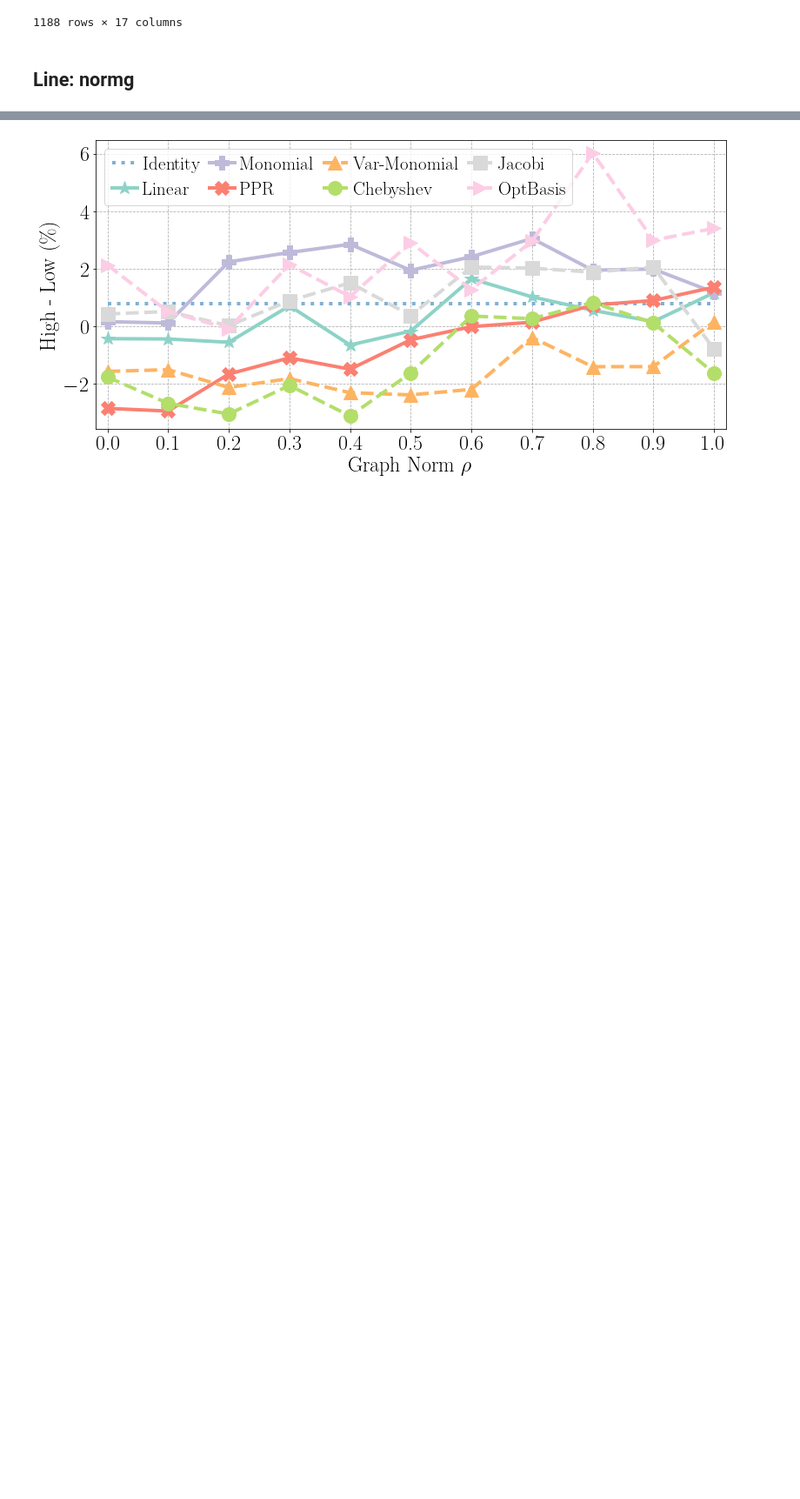
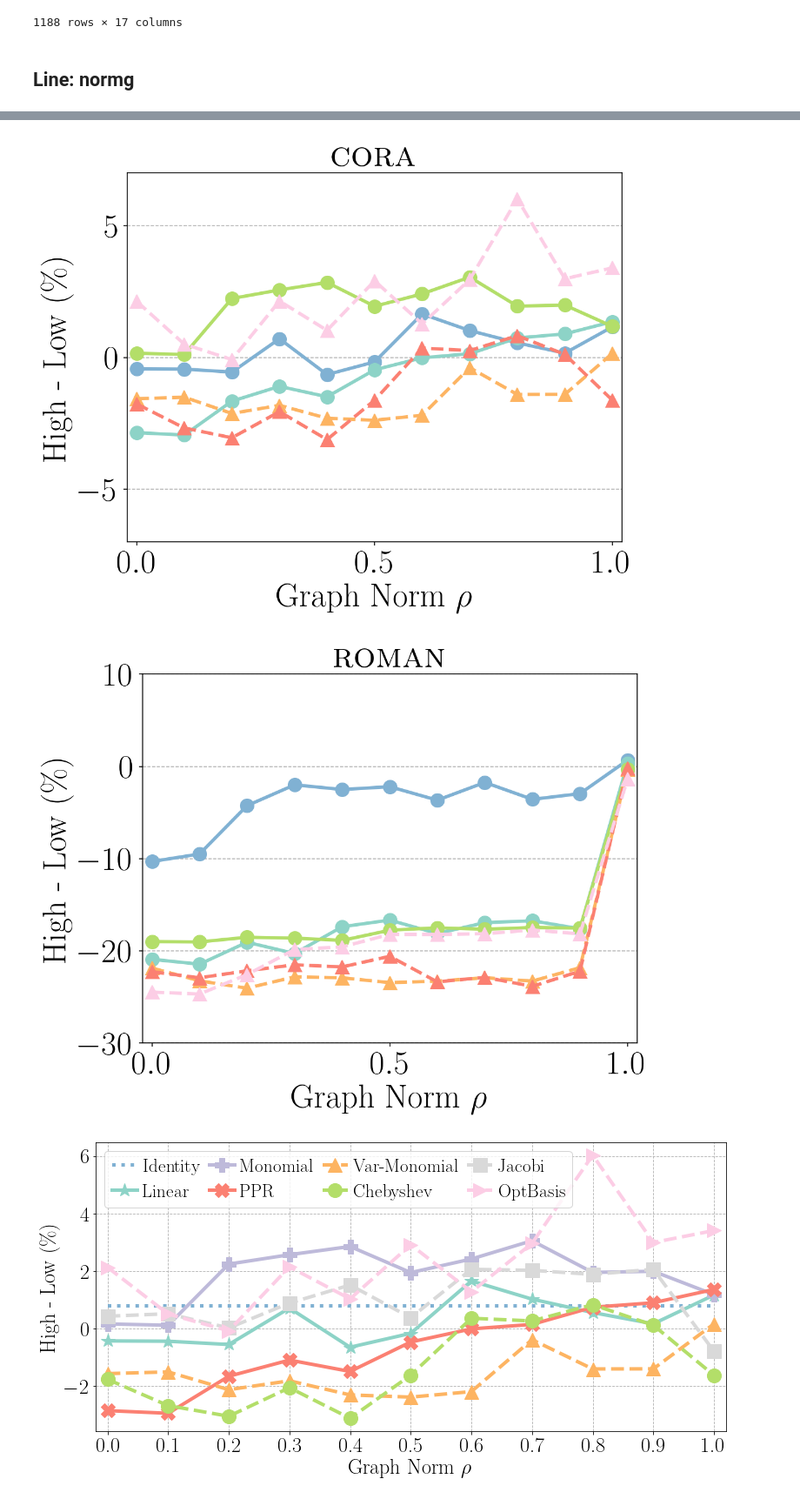
Before and after one commit to gdmnl/Spectral-GNN-Benchmark, a Jupyter notebook: benchmark/notebook/fig_degng.ipynb, the cells around one changed output, grey strips where cells are left out. Shown at 87% size. Saved outputs shown, nothing was run; the diff lists cells and outputs as text; code cells hidden in the pictures; blank space fills up the shorter version.

```diff
--- a/benchmark/notebook/fig_degng.ipynb
+++ b/benchmark/notebook/fig_degng.ipynb
@@ -186,3 +222,10 @@ def plot_acchop(data, ylim=None, loc=2):
+# %%
+for d, ylim in zip(['cora', 'roman_empire'], [[-7, 7], [-30, 10]]):
+    fig, ax = plot_acchop(d, ylim=ylim)
+    fig.savefig(f'./figs/degd_{d}.pdf', bbox_inches='tight')
+# %% [output]
+[figure, added]
+[figure, added]
 # %%
 for d in dlst:
     fig, ax = plot_acchop(d)
```
Also changed, not shown: parts of 6 cells of this notebook, 4 other files.
